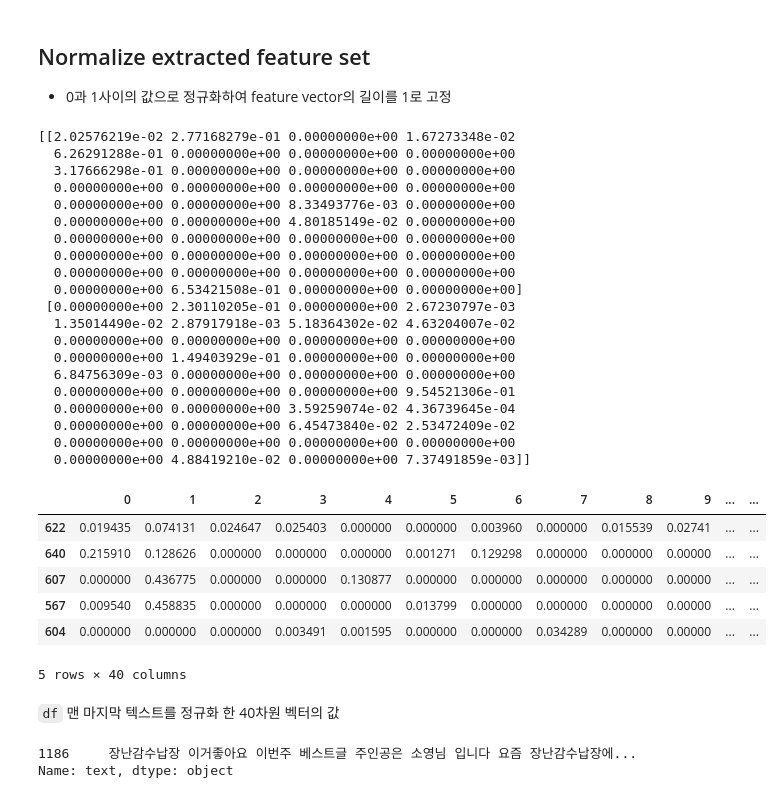
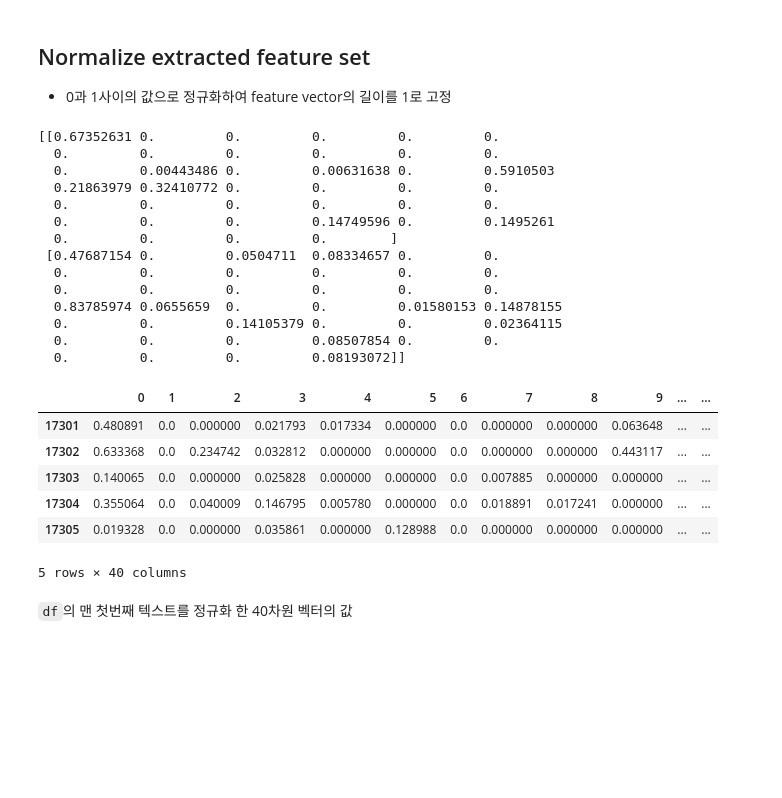
Before and after one commit to catching-space/works, a Jupyter notebook: text_search.ipynb, the cells around one changed output. Cells and saved outputs as stored; diff of their text form; code cells hidden in the pictures; blank space fills up the shorter version.

```diff
--- a/text_search.ipynb
+++ b/text_search.ipynb
@@ -59,0 +22,16 @@ df2.tail()
+# %%
+df1 = pd.read_csv("data/maeili.csv", encoding='utf-8')
+df2 = pd.read_csv("data/baby.csv", encoding='utf-8')
+df3 = pd.read_csv("data/toys.csv", encoding='utf-8')
+df4 = pd.read_csv("data/seoulchildcare.csv", encoding='utf-8')
+df5 = pd.read_csv("data/babynews_DLC.csv", encoding='utf-8')
+df6 = pd.read_csv("data/ildongfoodis.csv", encoding='utf-8')
+df7 = pd.read_csv("data/momsmagazine.csv", encoding='utf-8')
+df8 = pd.read_csv("data/ange.csv", encoding='utf-8')
+
+df = pd.concat([df1.text, df2.text, df3.text, df4.text,
+                df5.text, df6.text, df7.text, df8.text])
+df = df.drop(index=[952, 955, 956, 960, 962, 964, 1165, 1240, 1322])
+df = df.dropna()
+df = pd.DataFrame(df).reset_index(drop=True)
+df.tail()
@@ -107,41 +96,30 @@ norm_features=normalizer.fit_transform(features)
 
 print(norm_features[0:2])
 # %% [output]
-[[2.02576219e-02 2.77168279e-01 0.00000000e+00 1.67273348e-02
-  6.26291288e-01 0.00000000e+00 0.00000000e+00 0.00000000e+00
-  3.17666298e-01 0.00000000e+00 0.00000000e+00 0.00000000e+00
-  0.00000000e+00 0.00000000e+00 0.00000000e+00 0.00000000e+00
-  0.00000000e+00 0.00000000e+00 8.33493776e-03 0.00000000e+00
-  0.00000000e+00 0.00000000e+00 4.80185149e-02 0.00000000e+00
-  0.00000000e+00 0.00000000e+00 0.00000000e+00 0.00000000e+00
-  0.00000000e+00 0.00000000e+00 0.00000000e+00 0.00000000e+00
-  0.00000000e+00 0.00000000e+00 0.00000000e+00 0.00000000e+00
-  0.00000000e+00 6.53421508e-01 0.00000000e+00 0.00000000e+00]
- [0.00000000e+00 2.30110205e-01 0.00000000e+00 2.67230797e-03
-  1.35014490e-02 2.87917918e-03 5.18364302e-02 4.63204007e-02
-  0.00000000e+00 0.00000000e+00 0.00000000e+00 0.00000000e+00
-  0.00000000e+00 1.49403929e-01 0.00000000e+00 0.00000000e+00
-  6.84756309e-03 0.00000000e+00 0.00000000e+00 0.00000000e+00
-  0.00000000e+00 0.00000000e+00 0.00000000e+00 9.54521306e-01
-  0.00000000e+00 0.00000000e+00 3.59259074e-02 4.36739645e-04
-  0.00000000e+00 0.00000000e+00 6.45473840e-02 2.53472409e-02
-  0.00000000e+00 0.00000000e+00 0.00000000e+00 0.00000000e+00
-  0.00000000e+00 4.88419210e-02 0.00000000e+00 7.37491859e-03]]
+[[0.67352631 0.         0.         0.         0.         0.
+  0.         0.         0.         0.         0.         0.
+  0.         0.00443486 0.         0.00631638 0.         0.5910503
+  0.21863979 0.32410772 0.         0.         0.         0.
+  0.         0.         0.         0.         0.         0.
+  0.         0.         0.         0.14749596 0.         0.1495261
+  0.         0.         0.         0.        ]
+ [0.47687154 0.         0.0504711  0.08334657 0.         0.
+  0.         0.         0.         0.         0.         0.
+  0.         0.         0.         0.         0.         0.
+  0.83785974 0.0655659  0.         0.         0.01580153 0.14878155
+  0.         0.         0.14105379 0.         0.         0.02364115
+  0.         0.         0.         0.08507854 0.         0.
+  0.         0.         0.         0.08193072]]
 # %%
-df_features = pd.DataFrame(norm_features,index=df.idx.tolist())
+df_features = pd.DataFrame(norm_features,index=df.index.tolist())
 df_features.tail()
 # %% [output]
 |  | 0 | 1 | 2 | 3 | 4 | 5 | 6 | 7 | 8 | 9 | ... | ... |
-| 622 | 0.019435 | 0.074131 | 0.024647 | 0.025403 | 0.000000 | 0.000000 | 0.003960 | 0.000000 | 0.015539 | 0.02741 | ... | ... |
-| 640 | 0.215910 | 0.128626 | 0.000000 | 0.000000 | 0.000000 | 0.001271 | 0.129298 | 0.000000 | 0.000000 | 0.00000 | ... | ... |
-| 607 | 0.000000 | 0.436775 | 0.000000 | 0.000000 | 0.130877 | 0.000000 | 0.000000 | 0.000000 | 0.000000 | 0.00000 | ... | ... |
-| 567 | 0.009540 | 0.458835 | 0.000000 | 0.000000 | 0.000000 | 0.013799 | 0.000000 | 0.000000 | 0.000000 | 0.00000 | ... | ... |
-| 604 | 0.000000 | 0.000000 | 0.000000 | 0.003491 | 0.001595 | 0.000000 | 0.000000 | 0.034289 | 0.000000 | 0.00000 | ... | ... |
+| 17301 | 0.480891 | 0.0 | 0.000000 | 0.021793 | 0.017334 | 0.000000 | 0.0 | 0.000000 | 0.000000 | 0.063648 | ... | ... |
+| 17302 | 0.633368 | 0.0 | 0.234742 | 0.032812 | 0.000000 | 0.000000 | 0.0 | 0.000000 | 0.000000 | 0.443117 | ... | ... |
+| 17303 | 0.140065 | 0.0 | 0.000000 | 0.025828 | 0.000000 | 0.000000 | 0.0 | 0.007885 | 0.000000 | 0.000000 | ... | ... |
+| 17304 | 0.355064 | 0.0 | 0.040009 | 0.146795 | 0.005780 | 0.000000 | 0.0 | 0.018891 | 0.017241 | 0.000000 | ... | ... |
+| 17305 | 0.019328 | 0.0 | 0.000000 | 0.035861 | 0.000000 | 0.128988 | 0.0 | 0.000000 | 0.000000 | 0.000000 | ... | ... |
 5 rows × 40 columns
 # %% [markdown]
-`df` 맨 마지막 텍스트를 정규화 한 40차원 벡터의 값
+`df`의 맨 첫번째 텍스트를 정규화 한 40차원 벡터의 값
-# %%
-df[df['idx'] == 604].text
-# %% [output]
-1186     장난감수납장 이거좋아요 이번주 베스트글 주인공은 소영님 입니다 요즘 장난감수납장에...
-Name: text, dtype: object
```
Also changed, not shown: parts of 33 cells of this notebook.
